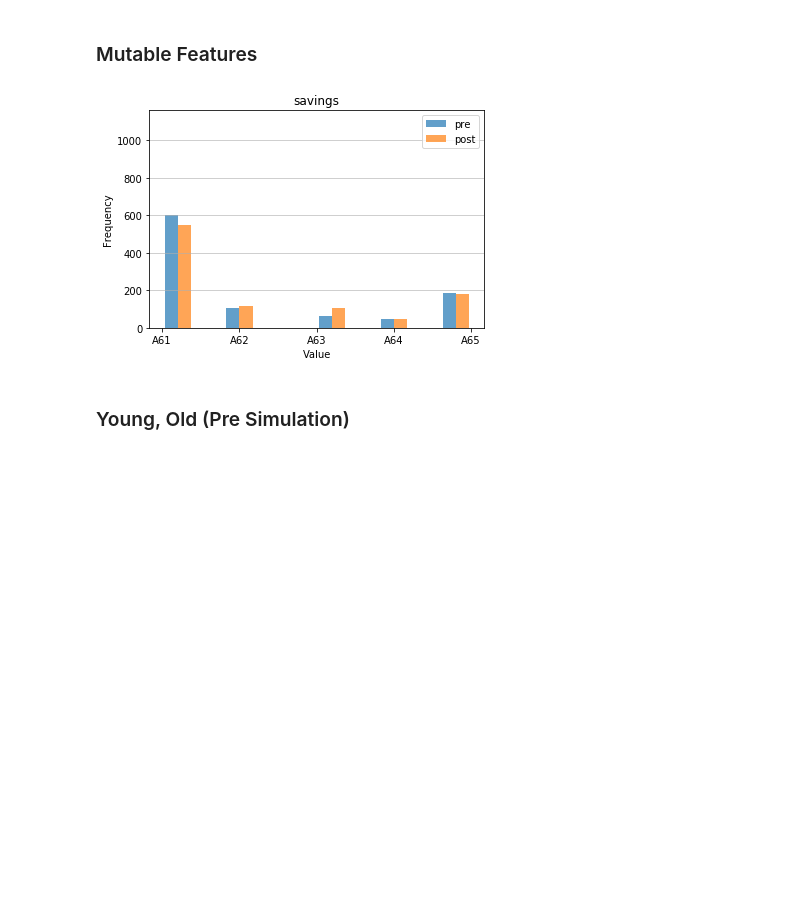
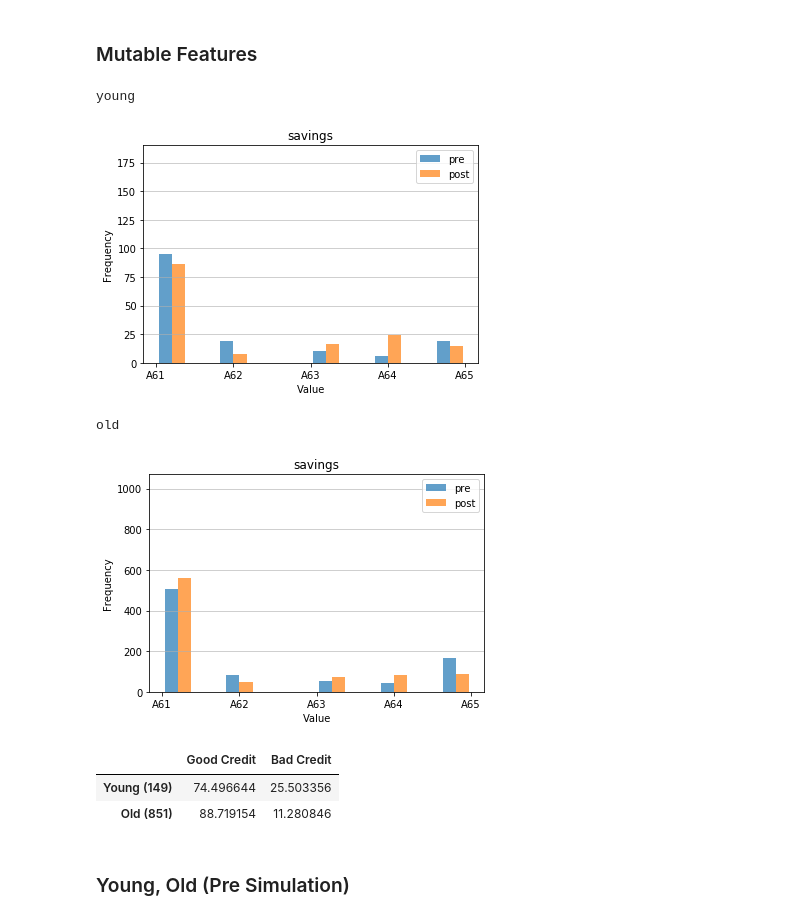
Before and after one commit to resulknad/fair-sim, a Jupyter notebook: german.ipynb, the cells around one changed output. Cells and saved outputs as stored; diff of their text form; code cells hidden in the pictures; blank space fills up the shorter version.

```diff
--- a/german.ipynb
+++ b/german.ipynb
@@ -61,9 +61,18 @@ print(np.array(df['age'] == 0).sum())
 # %% [markdown]
 ### Mutable Features
-# %%
-plot.plot_mutable_features(sim)
-# %% [output]
-[figure, removed]
+# %%
+print("young")
+plot.plot_mutable_features(sim,selection_criteria={'age':0})
+print("old")
+plot.plot_mutable_features(sim,selection_criteria={'age':1})
+# %% [output]
+young
+[figure, added]
+old
+[figure, added]
+|  | Good Credit | Bad Credit |
+| Young (149) | 74.496644 | 25.503356 |
+| Old (851) | 88.719154 | 11.280846 |
 # %% [markdown]
 ### Young, Old (Pre Simulation)
 # %%
```
Also changed, not shown: parts of 18 cells of this notebook, 8 other files.
